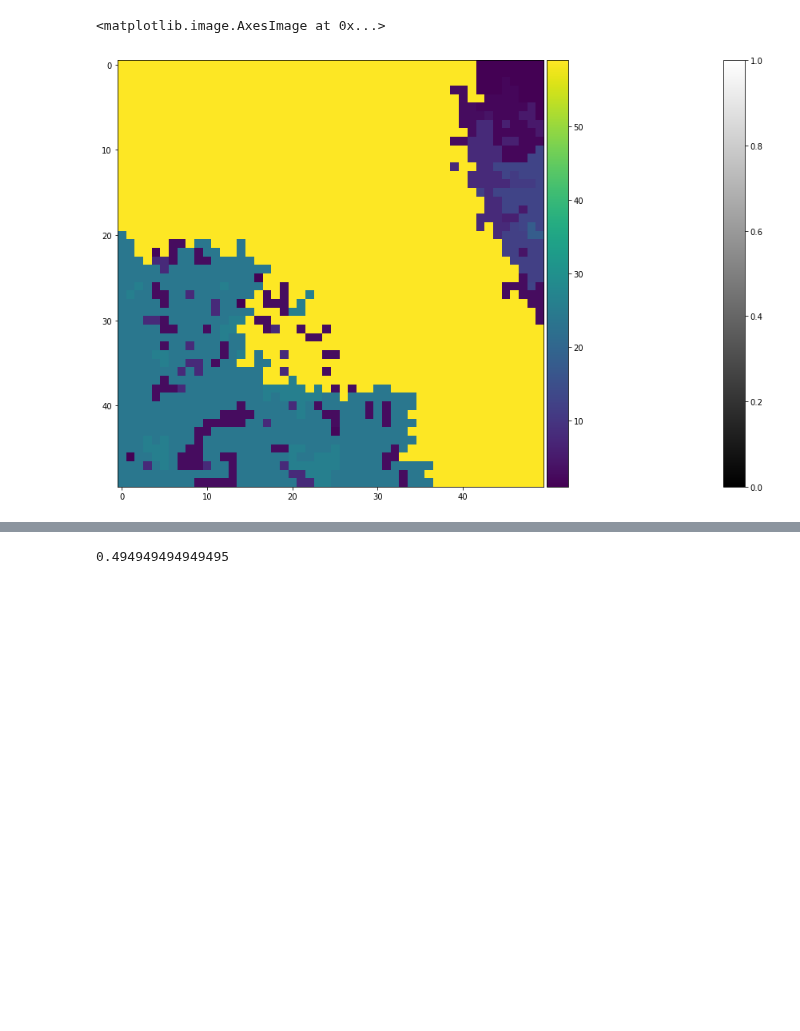
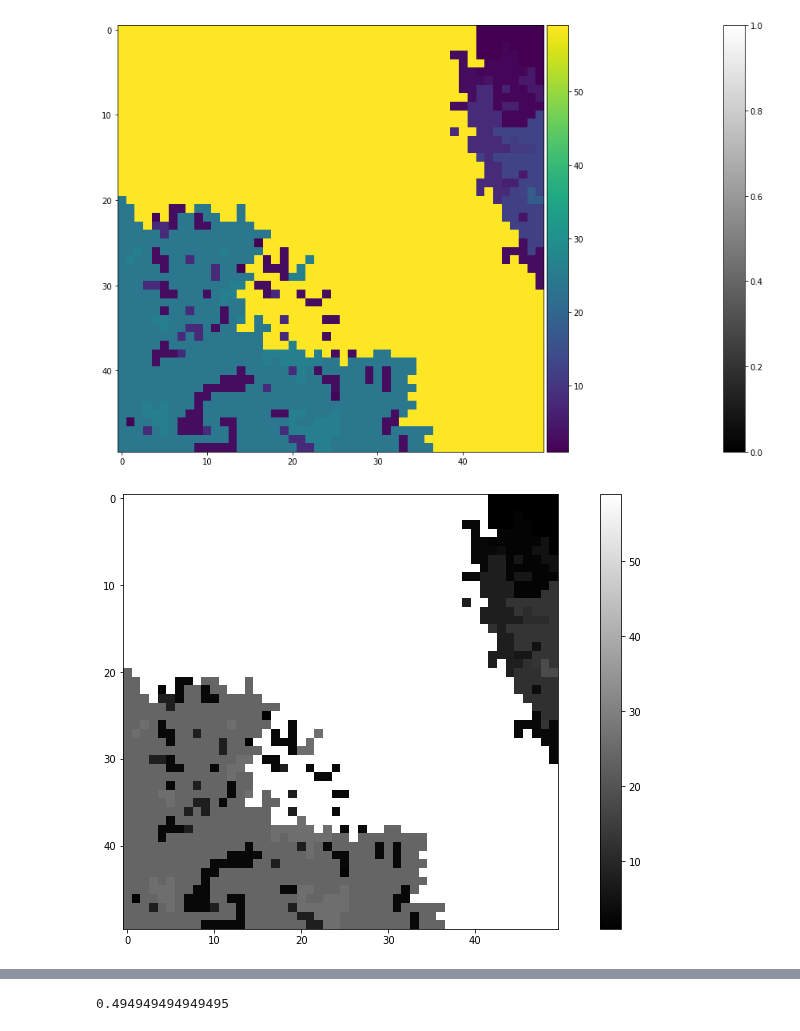
Before and after one commit to datascience-mobi/2021-topic-04-team-04, a Jupyter notebook: Doodles/Dice_score.ipynb, the cells around one changed output, grey strips where cells are left out. Drawn from its saved outputs; the diff is of its cells as text; code cells hidden in the pictures; blank space fills up the shorter version.

```diff
--- a/Doodles/Dice_score.ipynb
+++ b/Doodles/Dice_score.ipynb
@@ -1,27 +1,28 @@
 # %%
 import skimage.io as sk
 import numpy as np
 from PIL import Image
 import matplotlib.pyplot as plt
 from Functions import image_processing as ip
 
 
 gtimage = sk.imread("../Data/N2DH-GOWT1/gt/man_seg01.tif")
 gt01 = np.ndarray.clip(gtimage,0, 1) # background is 0; regions are 1
 # ip.show_image(gt01, 15, 8)
 im = Image.fromarray(gt01)
 im.save("gt01safe.tif") # speichern des bearbeiteten GT
 
 gt01_resize = gt01[300:350, 400:450]
 ip.show_image(gt01_resize, 15, 8)
 
 
 imgimage = sk.imread("../t01tifimg.tif") # insegesamt 59 Regionen in Img1
 np.any(imgimage >= 59)
 sk.imshow(imgimage)
+ip.show_image(imgimage,15, 8)
 # %% [output]
-<matplotlib.image.AxesImage at 0x...>
 [figure]
+[figure, added]
 # %%
 def imgclip (img, t1):
     for i in range(0, img.shape[0]):
```
Also changed, not shown: parts of 2 cells of this notebook.
